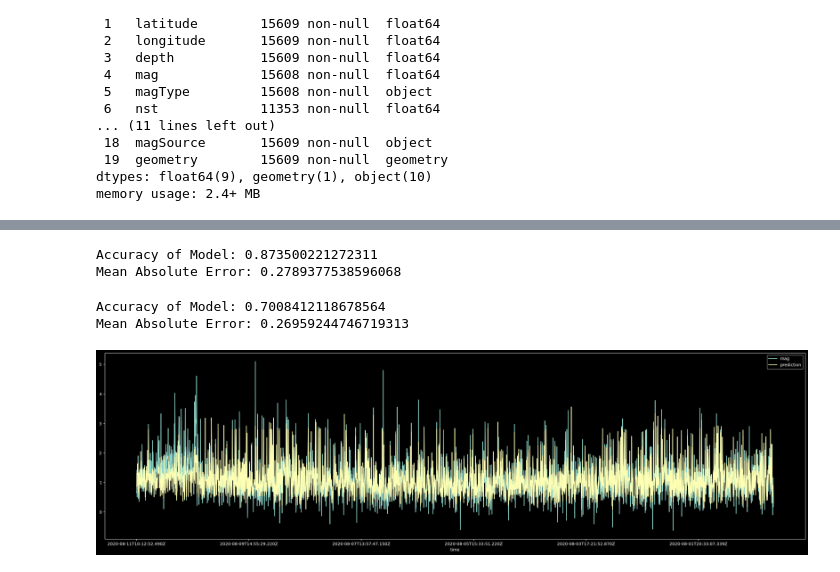
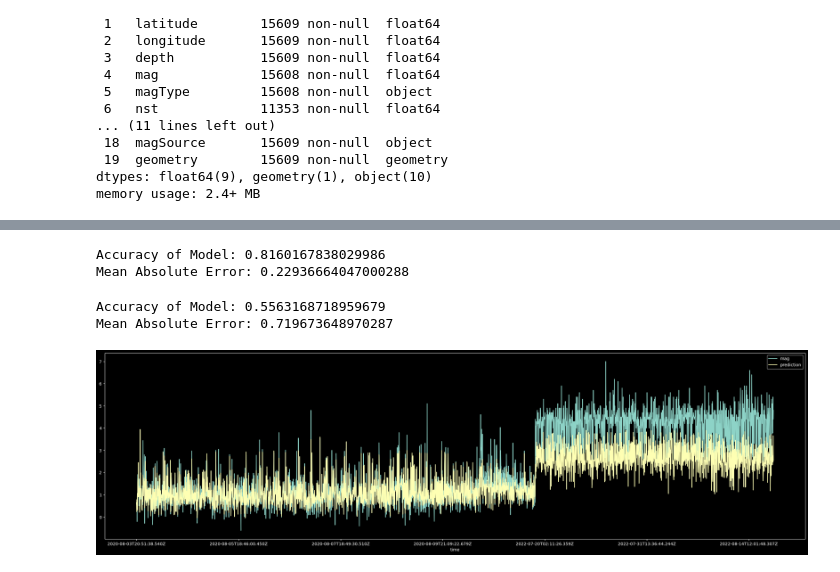
Before and after one commit to Andre-Gilbert/Earthquake-Prediction, a Jupyter notebook: ml/earthquake_prediction.ipynb, the cells around one changed output, grey strips where cells are left out. Saved outputs shown, nothing was run; the diff lists cells and outputs as text; code cells hidden in the pictures.

Commit message:
exported model

```diff
--- a/ml/earthquake_prediction.ipynb
+++ b/ml/earthquake_prediction.ipynb
@@ -184,22 +184,18 @@ dtypes: float64(9), geometry(1), object(10)
 memory usage: 2.4+ MB
 # %%
 features = ['latitude', 'longitude', 'nst', 'gap', 'dmin']
-cat_features = ['place', 'net', 'locationSource', 'status']
+cat_features = ['place', 'net', 'status']
 target = 'mag'
 # %%
-year_2022 = 1459
-test = math.floor(len(df) * 0.35)
+test = math.floor(len(df) * 0.2)
 
-df_validation = df.iloc[:year_2022]
-df_validation = df_validation[['time'] + features + cat_features + [target]]
-df_validation.dropna(axis=0, inplace=True)
+df.dropna(axis=0, inplace=True)
 
 df_train = df.iloc[test:]
 df_train = df_train[features + cat_features + [target]]
 
-df_test = df.iloc[year_2022:test]
+df_test = df.iloc[:test]
 df_test = df_test[['time'] + features + cat_features + [target]]
-df_test.dropna(axis=0, inplace=True)
 # %%
 x_train, x_test, y_train, y_test = model_selection.train_test_split(
     df_train[features + cat_features],
@@ -255,18 +251,18 @@ predictions = model.predict(x_test)
 print(f'Accuracy of Model: {model.score(x_test, y_test)}')
 print(f'Mean Absolute Error: {mean_absolute_error(y_test, predictions)}')
 # %% [output]
-Accuracy of Model: 0.873500221272311
-Mean Absolute Error: 0.2789377538596068
+Accuracy of Model: 0.8160167838029986
+Mean Absolute Error: 0.22936664047000288
 # %%
 predictions = model.predict(df_test[features + cat_features])
 print(f'Accuracy of Model: {model.score(df_test[features + cat_features], df_test[target])}')
 print(f'Mean Absolute Error: {mean_absolute_error(df_test[target], predictions)}')
 
 df_plot = pd.DataFrame({'time': df_test['time'], 'mag': df_test[target], 'prediction': predictions})
-df_plot.iloc[::-1]
+df_plot = df_plot[::-1]
 df_plot.plot(x='time', figsize=(30, 8))
 plt.show()
 # %% [output]
-Accuracy of Model: 0.7008412118678564
-Mean Absolute Error: 0.26959244746719313
+Accuracy of Model: 0.5563168718959679
+Mean Absolute Error: 0.719673648970287
-[figure, old version]
+[figure, new version]
```
Also changed, not shown: parts of 4 cells of this notebook, 8 other files.
